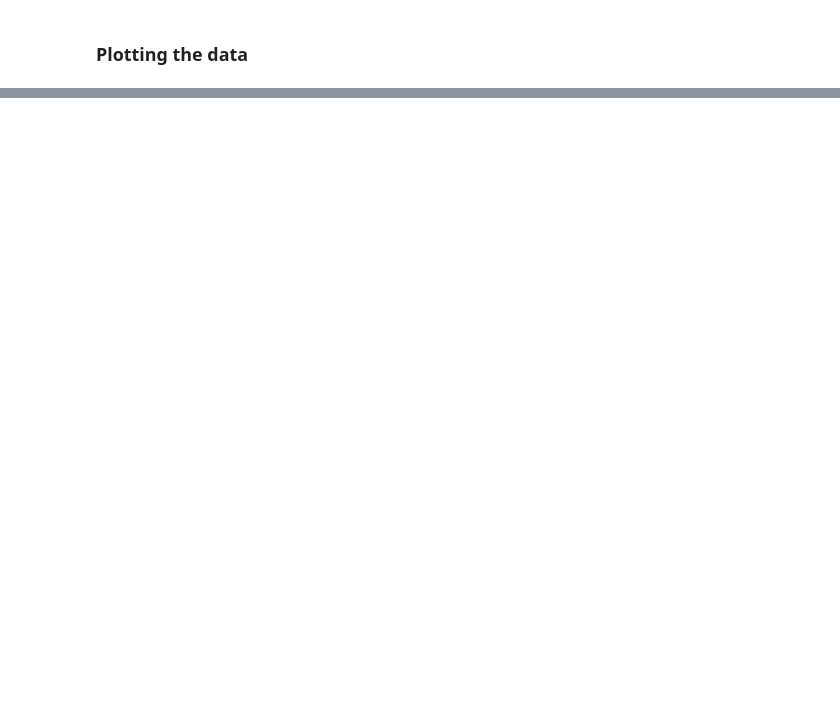
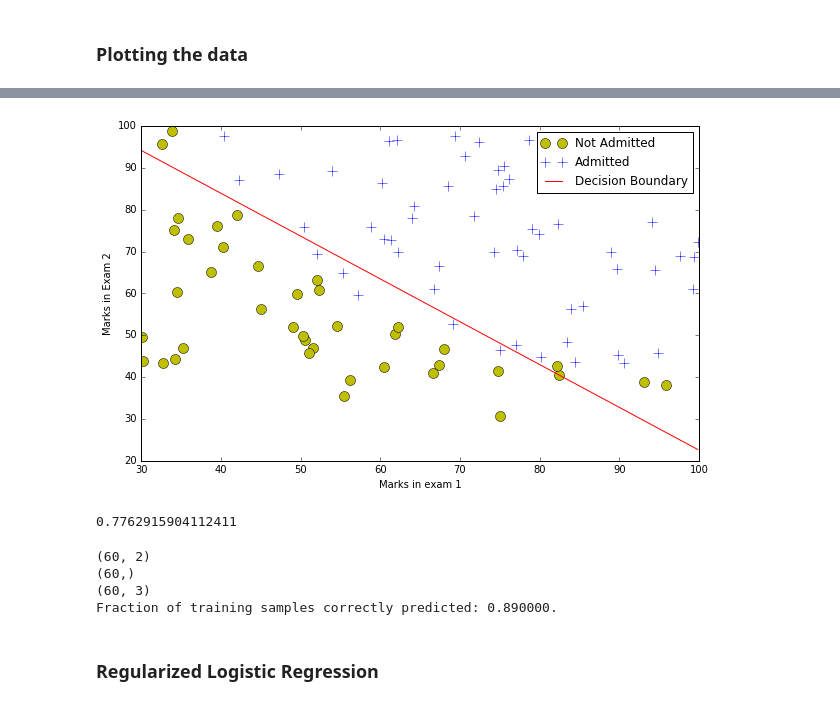
Before and after one commit to iCHAIT/machine-learning, a Jupyter notebook: Logistic_Regression/Log_Reg.ipynb, the cells around one changed output, grey strips where cells are left out. Cells and saved outputs as stored; diff of their text form; code cells hidden in the pictures; blank space fills up the shorter version.

Commit message:
finshed log_reg and regularized log_reg ;)

```diff
--- a/Logistic_Regression/Log_Reg.ipynb
+++ b/Logistic_Regression/Log_Reg.ipynb
@@ -94,0 +80,12 @@ ValueError: shapes (3,) and (100,3) not aligned: 3 (dim 0) != 100 (dim 0)
+# %%
+
+#An alternative to OCTAVE's 'fminunc' we'll use some scipy.optimize function, "fmin"#An alt
+#Note "fmin" does not need to be told explicitly the derivative terms
+#It only needs the cost function, and it minimizes with the "downhill simplex algorithm."
+#http://docs.scipy.org/doc/scipy-0.16.0/reference/generated/scipy.optimize.fmin.html
+from scipy import optimize
+
+def optimizeTheta(theta, X, y):
+    result = optimize.fmin(J, x0=theta, args=(X, y), maxiter=400, full_output=True)
+
+    return result[0], result[1]
@@ -94,0 +108,34 @@ ValueError: shapes (3,) and (100,3) not aligned: 3 (dim 0) != 100 (dim 0)
+# %%
+#Plotting the decision boundary: two points, draw a line between#Plottin
+#Decision boundary occurs when h = 0, or when
+#theta0 + theta1*x1 + theta2*x2 = 0
+#y=mx+b is replaced by x2 = (-1/thetheta2)(theta0 + theta1*x1)
+
+
+def plotDecisionBoundary(theta, X, y):
+
+    plt.figure(figsize=(10,6))
+
+    plt.plot(neg[:, 0],neg[:, 1], 'yo', markersize=10, label = "Not Admitted")
+    plt.plot(pos[:, 0], pos[:, 1], 'b+', markersize=10, label = "Admitted")
+
+    x_boundary = np.array([np.min(X[:, 1]), np.max(X[:, 1])])
+
+    y_boundary = (-1 / theta[2]) * (theta[0] + theta[1] * x_boundary)
+
+    plt.plot(x_boundary, y_boundary, 'r-', label = "Decision Boundary")
+
+    plt.ylabel('Marks in Exam 2')
+    plt.xlabel('Marks in exam 1')
+    plt.legend()
+# %%
+plotDecisionBoundary(theta, X, y)
+# %% [output]
+[figure, added]
+# %%
+
+#For a student with an Exam 1 score of 45 and an Exam 2 score of 85, #For a s
+#you should expect to see an admission probability of 0.776.
+print(g(theta[0] + theta[1]* 45 + theta[2] * 85))
+# %% [output]
+0.7762915904112411
@@ -94,0 +146,27 @@ ValueError: shapes (3,) and (100,3) not aligned: 3 (dim 0) != 100 (dim 0)
+# %%
+pos_0 = np.ones(pos.shape[0])
+neg_0 = np.ones(neg.shape[0])
+
+print(pos.shape)
+print(pos_0.shape)
+
+pos = np.c_[pos_0, pos]
+neg = np.c_[neg_0, neg]
+
+print(pos.shape)
+
+#Compute the percentage of samples I got correct:
+pos_correct = float(np.sum(makePrediction(theta, pos)))
+neg_correct = float(np.sum(np.invert(makePrediction(theta, neg))))
+
+tot = len(pos)+len(neg)
+prcnt_correct = float(pos_correct+neg_correct)/tot
+
+print("Fraction of training samples correctly predicted: %f." % prcnt_correct)
+# %% [output]
+(60, 2)
+(60,)
+(60, 3)
+Fraction of training samples correctly predicted: 0.890000.
+# %% [markdown]
+### Regularized Logistic Regression
```
Also changed, not shown: parts of 20 cells of this notebook.
